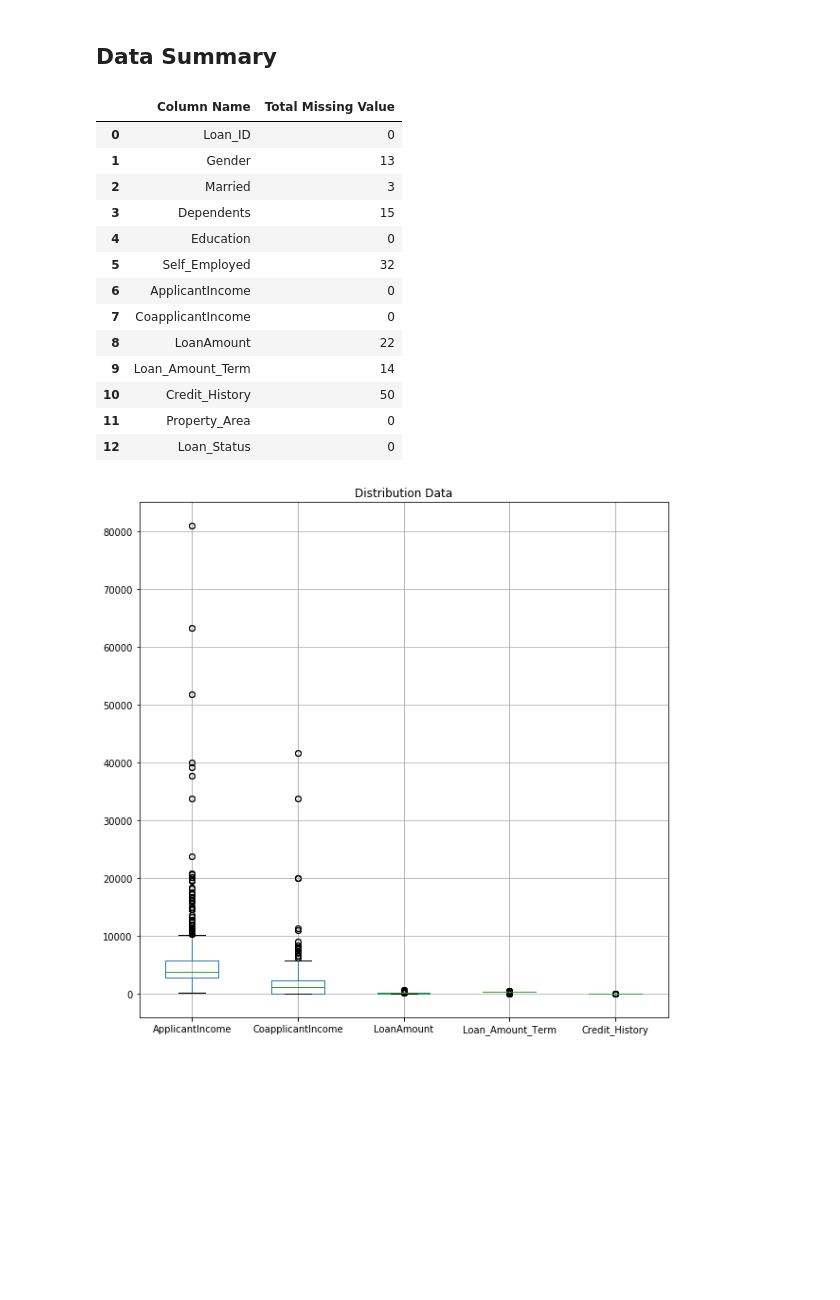
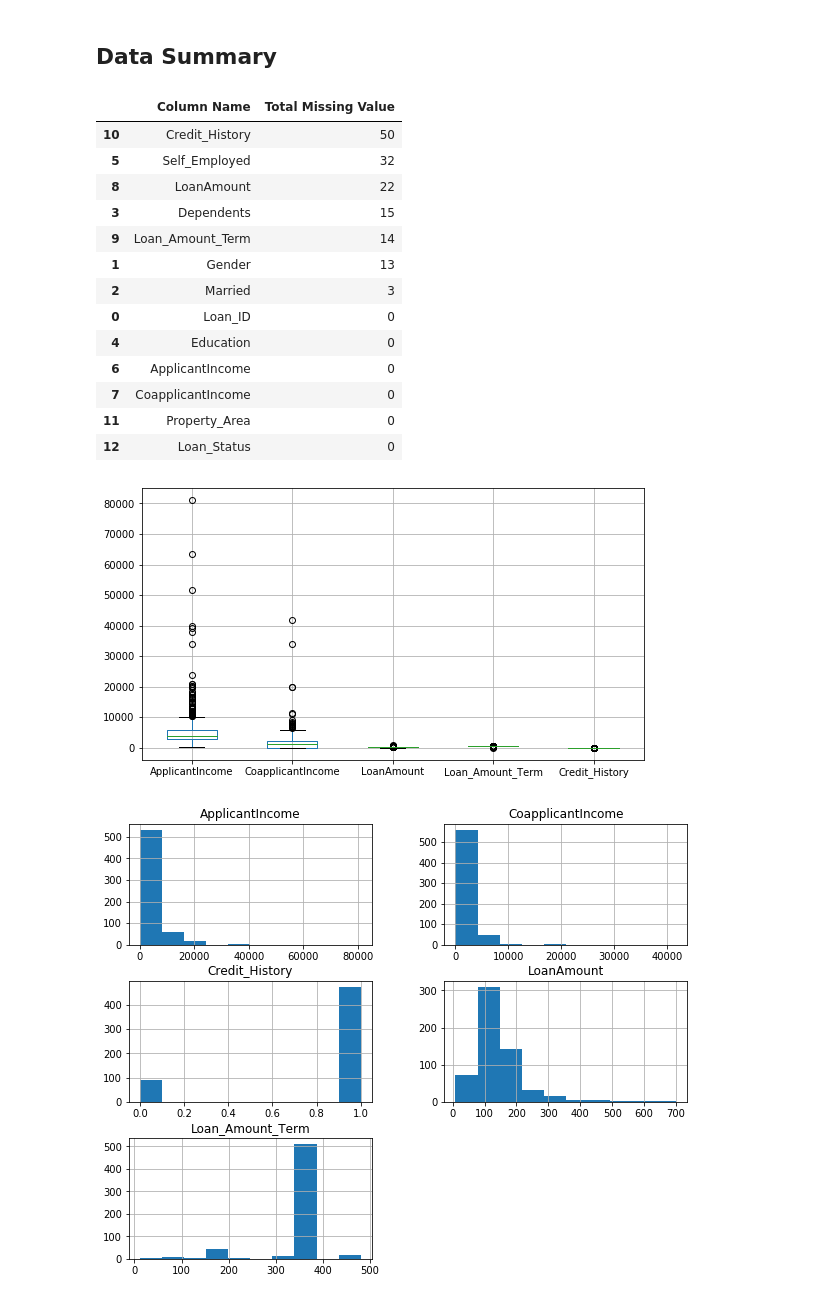
Before and after one commit to sbfikri/pynalitics, a Jupyter notebook: Practice/Practice - 3.ipynb, the cells around one changed output. Saved outputs shown, nothing was run; the diff lists cells and outputs as text; code cells hidden in the pictures; blank space fills up the shorter version.

```diff
--- a/Practice/Practice - 3.ipynb
+++ b/Practice/Practice - 3.ipynb
@@ -42,19 +42,19 @@ df_missing_value = pd.DataFrame(df_train.isna().sum())
 df_missing_value.reset_index(level = 0, inplace = True)
 df_missing_value.columns = ['Column Name', 'Total Missing Value']
 
-df_missing_value
+df_missing_value.sort_values(by = 'Total Missing Value', ascending = False)
 # %% [output]
 |  | Column Name | Total Missing Value |
-| 0 | Loan_ID | 0 |
+| 10 | Credit_History | 50 |
+| 5 | Self_Employed | 32 |
+| 8 | LoanAmount | 22 |
+| 3 | Dependents | 15 |
+| 9 | Loan_Amount_Term | 14 |
 | 1 | Gender | 13 |
 | 2 | Married | 3 |
-| 3 | Dependents | 15 |
+| 0 | Loan_ID | 0 |
 | 4 | Education | 0 |
-| 5 | Self_Employed | 32 |
 | 6 | ApplicantIncome | 0 |
 | 7 | CoapplicantIncome | 0 |
-| 8 | LoanAmount | 22 |
-| 9 | Loan_Amount_Term | 14 |
-| 10 | Credit_History | 50 |
 | 11 | Property_Area | 0 |
 | 12 | Loan_Status | 0 |
@@ -61,7 +64,8 @@ df_missing_value
 # %%
-plt.figure(figsize = (10, 10))
-plt.title("Distribution Data")
+plt.figure(figsize=(9, 5))
 df_train.boxplot()
+df_train.hist(figsize = (10, 8))
 plt.show()
 # %% [output]
-[figure, old version]
+[figure, new version]
+[figure, added]
```
Also changed, not shown: parts of 5 cells of this notebook.
